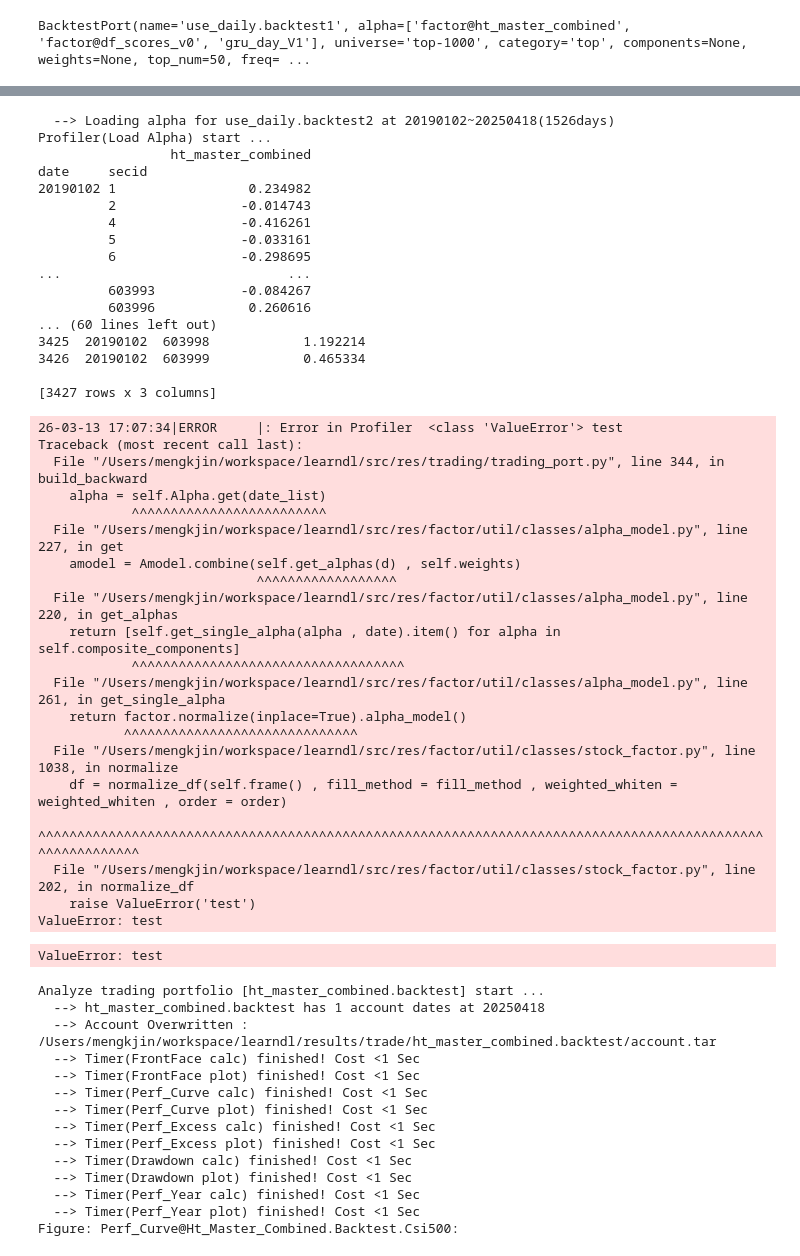
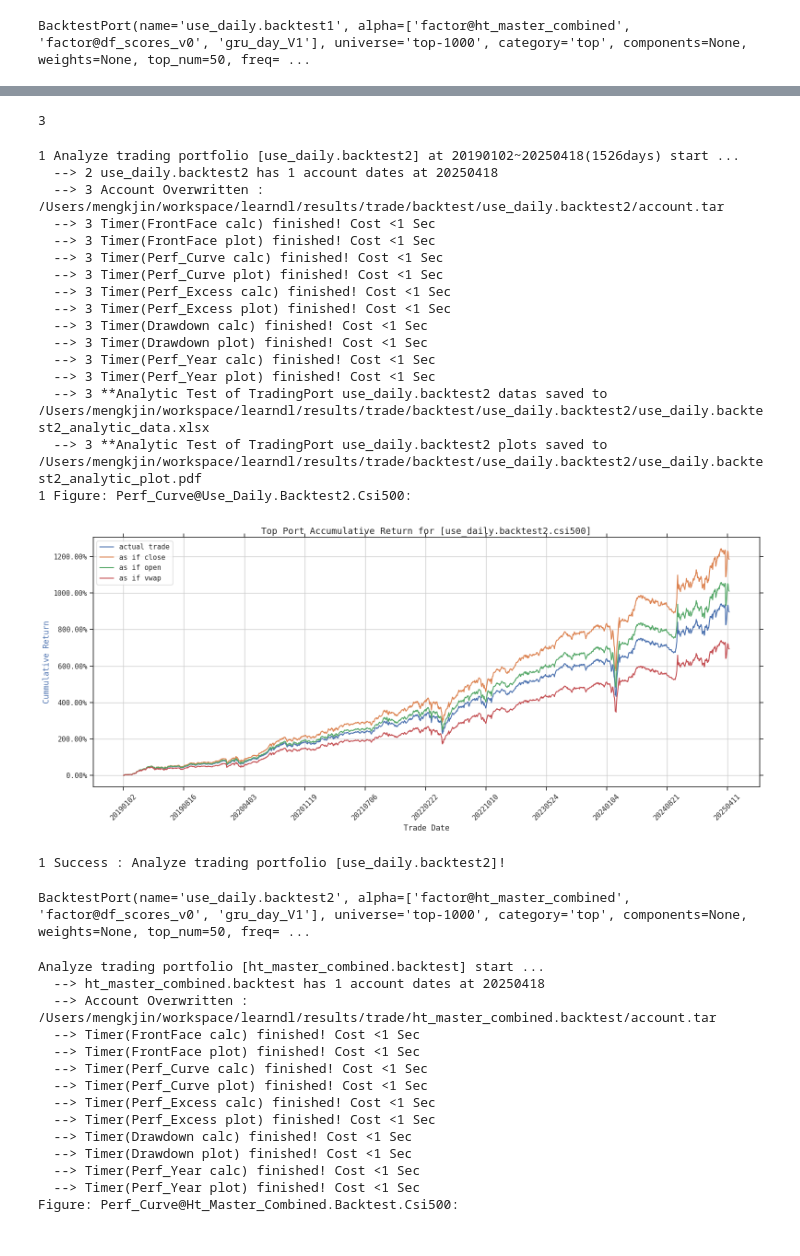
Before and after one commit to mengkjin/learndl, a Jupyter notebook: resources/notebooks/trade_port_analysis.ipynb, the cells around one changed output, grey strips where cells are left out. Saved outputs shown, nothing was run; the diff lists cells and outputs as text; code cells hidden in the pictures.

```diff
--- a/resources/notebooks/trade_port_analysis.ipynb
+++ b/resources/notebooks/trade_port_analysis.ipynb
@@ -177,46 +75,32 @@ df
+# %%
+from src.proj import Proj
+Proj.vb.vb
+# %% [output]
+3
 # %%
 from src.res.trading import TradingPort
 tp = TradingPort.load('use_daily.backtest2')
-tp.rebuild().analyze()
+tp.build().analyze()
 # %% [output]
-  --> Loading alpha for use_daily.backtest2 at 20190102~20250418(1526days)
-Profiler(Load Alpha) start ...
-                 ht_master_combined
-date     secid
-20190102 1                 0.234982
-         2                -0.014743
-         4                -0.416261
-         5                -0.033161
-         6                -0.298695
-...                             ...
-         603993           -0.084267
-         603996            0.260616
-... (60 lines left out)
-3425  20190102  603998            1.192214
-3426  20190102  603999            0.465334
-
-[3427 rows x 3 columns]
+1 Analyze trading portfolio [use_daily.backtest2] at 20190102~20250418(1526days) start ...
+  --> 2 use_daily.backtest2 has 1 account dates at 20250418
+  --> 3 Account Overwritten : /Users/mengkjin/workspace/learndl/results/trade/backtest/use_daily.backtest2/account.tar
+  --> 3 Timer(FrontFace calc) finished! Cost <1 Sec
+  --> 3 Timer(FrontFace plot) finished! Cost <1 Sec
+  --> 3 Timer(Perf_Curve calc) finished! Cost <1 Sec
+  --> 3 Timer(Perf_Curve plot) finished! Cost <1 Sec
+  --> 3 Timer(Perf_Excess calc) finished! Cost <1 Sec
+  --> 3 Timer(Perf_Excess plot) finished! Cost <1 Sec
+  --> 3 Timer(Drawdown calc) finished! Cost <1 Sec
+  --> 3 Timer(Drawdown plot) finished! Cost <1 Sec
+  --> 3 Timer(Perf_Year calc) finished! Cost <1 Sec
+  --> 3 Timer(Perf_Year plot) finished! Cost <1 Sec
+  --> 3 **Analytic Test of TradingPort use_daily.backtest2 datas saved to /Users/mengkjin/workspace/learndl/results/trade/backtest/use_daily.backtest2/use_daily.backtest2_analytic_data.xlsx
+  --> 3 **Analytic Test of TradingPort use_daily.backtest2 plots saved to /Users/mengkjin/workspace/learndl/results/trade/backtest/use_daily.backtest2/use_daily.backtest2_analytic_plot.pdf
+1 Figure: Perf_Curve@Use_Daily.Backtest2.Csi500:
+[figure, added]
-26-03-13 17:07:34|ERROR     |: Error in Profiler  <class 'ValueError'> test
-Traceback (most recent call last):
-  File "/Users/mengkjin/workspace/learndl/src/res/trading/trading_port.py", line 344, in build_backward
-    alpha = self.Alpha.get(date_list)
-            ^^^^^^^^^^^^^^^^^^^^^^^^^
-  File "/Users/mengkjin/workspace/learndl/src/res/factor/util/classes/alpha_model.py", line 227, in get
-    amodel = Amodel.combine(self.get_alphas(d) , self.weights)
-                            ^^^^^^^^^^^^^^^^^^
-  File "/Users/mengkjin/workspace/learndl/src/res/factor/util/classes/alpha_model.py", line 220, in get_alphas
-    return [self.get_single_alpha(alpha , date).item() for alpha in self.composite_components]
-            ^^^^^^^^^^^^^^^^^^^^^^^^^^^^^^^^^^^
-  File "/Users/mengkjin/workspace/learndl/src/res/factor/util/classes/alpha_model.py", line 261, in get_single_alpha
-    return factor.normalize(inplace=True).alpha_model()
-           ^^^^^^^^^^^^^^^^^^^^^^^^^^^^^^
-  File "/Users/mengkjin/workspace/learndl/src/res/factor/util/classes/stock_factor.py", line 1038, in normalize
-    df = normalize_df(self.frame() , fill_method = fill_method , weighted_whiten = weighted_whiten , order = order)
-         ^^^^^^^^^^^^^^^^^^^^^^^^^^^^^^^^^^^^^^^^^^^^^^^^^^^^^^^^^^^^^^^^^^^^^^^^^^^^^^^^^^^^^^^^^^^^^^^^^^^^^^^^^^
-  File "/Users/mengkjin/workspace/learndl/src/res/factor/util/classes/stock_factor.py", line 202, in normalize_df
-    raise ValueError('test')
-ValueError: test
+1 Success : Analyze trading portfolio [use_daily.backtest2]!
-ValueError: test
+BacktestPort(name='use_daily.backtest2', alpha=['factor@ht_master_combined', 'factor@df_scores_v0', 'gru_day_V1'], universe='top-1000', category='top', components=None, weights=None, top_num=50, freq= ...
 # %%
 from src.res.trading import TradingPort
 tp = TradingPort.load('ht_master_combined.backtest')
```
Also changed, not shown: parts of 4 cells of this notebook, 1 other file.
